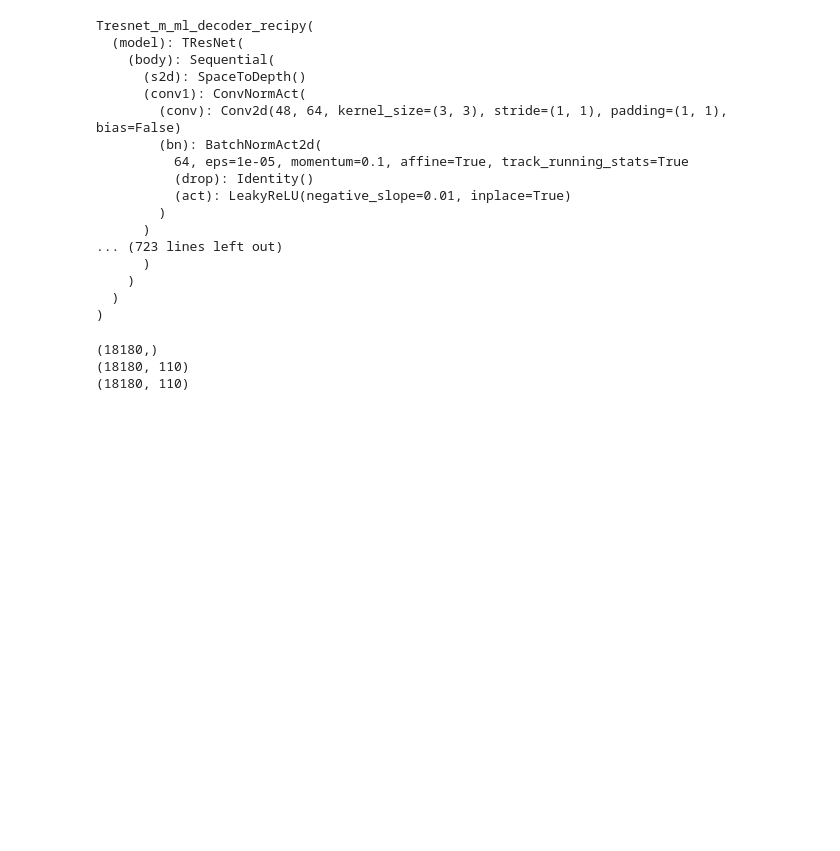
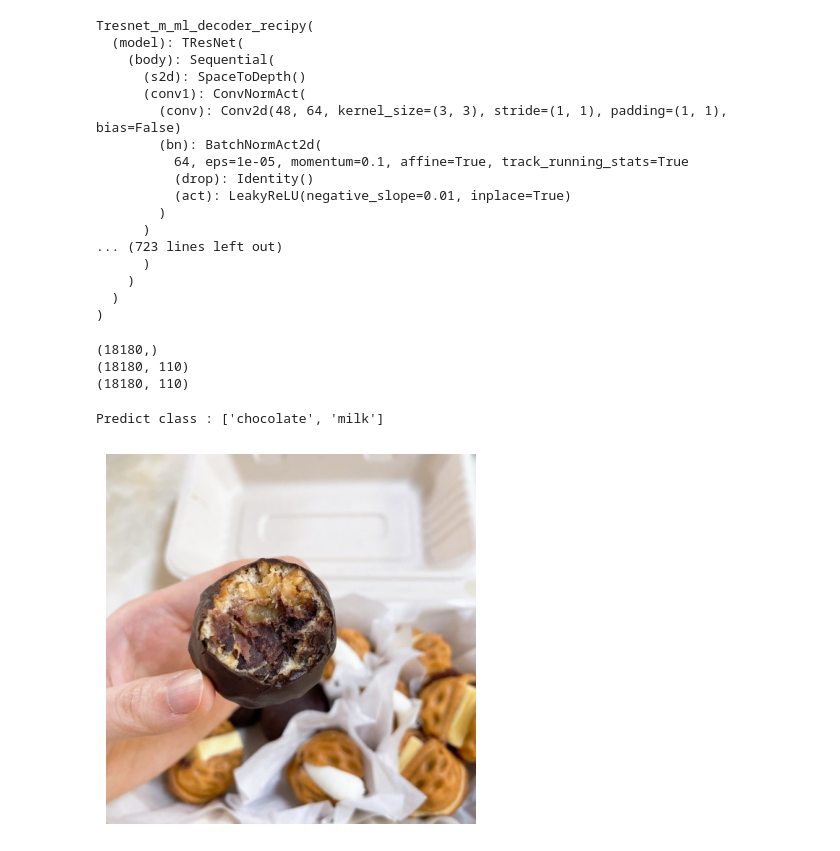
Before and after one commit to boostcampaitech5/level3_cv_finalproject-cv-01, a Jupyter notebook: model/inference.ipynb, the cells around one changed output. Cells and saved outputs as stored; diff of their text form; code cells hidden in the pictures; blank space fills up the shorter version.

Commit message:
Week Class Train && Visualization

```diff
--- a/model/inference.ipynb
+++ b/model/inference.ipynb
@@ -94,3 +97,51 @@ df = pd.DataFrame(data)
 # %%
 filename = 'output_true.csv'
 df.to_csv(filename, index=False)
+# %%
+test_path = "/opt/ml/level3_cv_finalproject-cv-01/model/data/test_data"
+file_list = []
+for root, dirs, files in os.walk(test_path):
+    for file in files:
+        file_path = os.path.join(root, file)
+        file_list.append(file_path)
+# %%
+i = 0
+tf = A.Compose(
+        [
+            A.Resize(224, 224),
+            A.Normalize(),
+        ]
+    )
+with open("/opt/ml/level3_cv_finalproject-cv-01/model/data/classes.json") as file:
+    classes_dict = json.load(file)
+with open("/opt/ml/level3_cv_finalproject-cv-01/model/data/ingredients.json") as file:
+    ingredients_dict = json.load(file)
+classes = []
+for label in classes_dict.values():
+    classes.append(label)
+for ingredient in ingredients_dict.values():
+    classes.append(ingredient)
+# %%
+image = cv2.imread(file_list[i])
+if tf is not None:
+    inputs = {"image": image}
+    result = tf(**inputs)
+
+    images = result["image"]
+images = images.transpose(2, 0, 1)
+with torch.no_grad():
+    images = torch.Tensor(images).cuda()
+    images = images.unsqueeze(0)
+    outputs = model(images)
+    outputs = F.sigmoid(outputs).cpu().numpy()
+    outputs = (outputs >= 0.5)
+    pred = [classes[int(idx)] for idx, v in enumerate(outputs[0]) if v == True]
+    print(f"Predict class : {pred}")
+fig, ax = plt.subplots()
+plt.imshow(cv2.cvtColor(image, cv2.COLOR_BGR2RGB))
+plt.axis('off')
+plt.show()
+i += 1
+# %% [output]
+Predict class : ['chocolate', 'milk']
+[figure, added]
```
Also changed, not shown: parts of 1 cell of this notebook, 5 other files.
